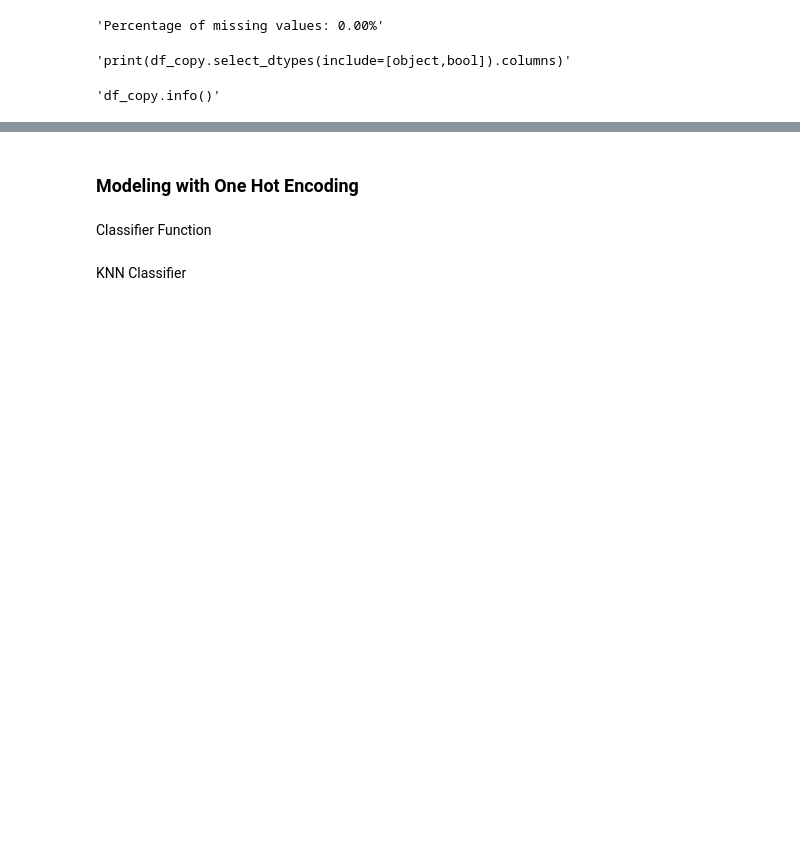
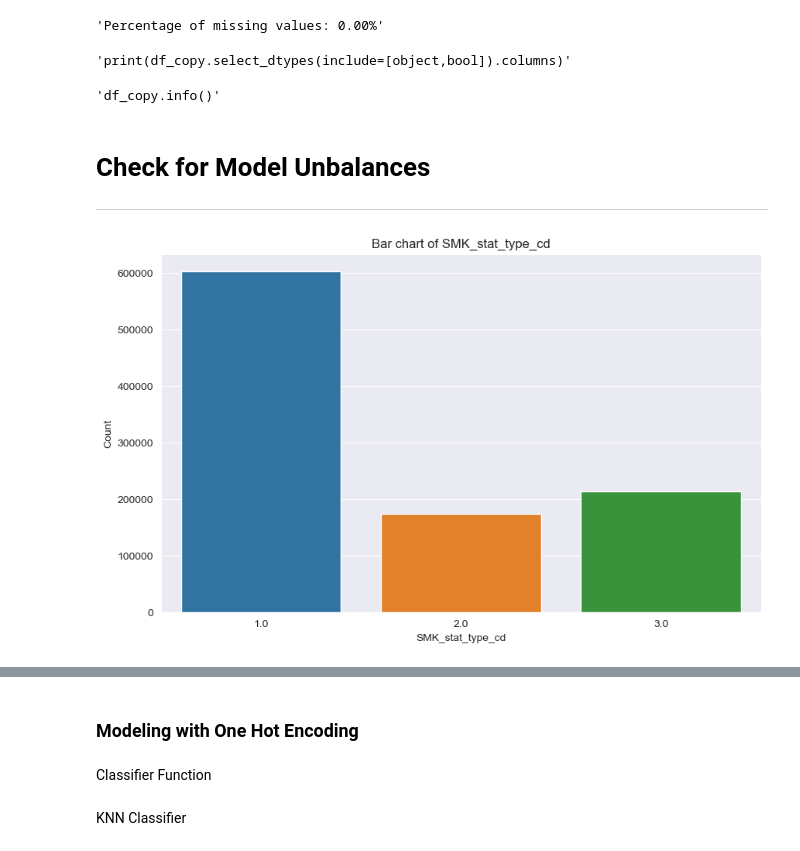
Before and after one commit to amajuoyieze/PEM-Group-Project, a Jupyter notebook: Group-Project.ipynb, the cells around one changed output, grey strips where cells are left out. Cells and saved outputs as stored; diff of their text form; code cells hidden in the pictures; blank space fills up the shorter version.

```diff
--- a/Group-Project.ipynb
+++ b/Group-Project.ipynb
@@ -150,3 +159,19 @@ percentage_missing_values(df_copy)
 """df_copy.info()"""
 # %% [output]
 'df_copy.info()'
+# %% [markdown]
+# Check for Model Unbalances
+---
+# %%
+import seaborn as sns
+import matplotlib.pyplot as plt
+# Create a bar chart for the 'SMK_stat_type_cd' variable
+
+plt.figure(figsize=(10, 6))
+sns.countplot(x='SMK_stat_type_cd', data=df)
+plt.xlabel('SMK_stat_type_cd')
+plt.ylabel('Count')
+plt.title('Bar chart of SMK_stat_type_cd')
+plt.show()
+# %% [output]
+[figure, added]
```
Also changed, not shown: parts of 26 cells of this notebook.
